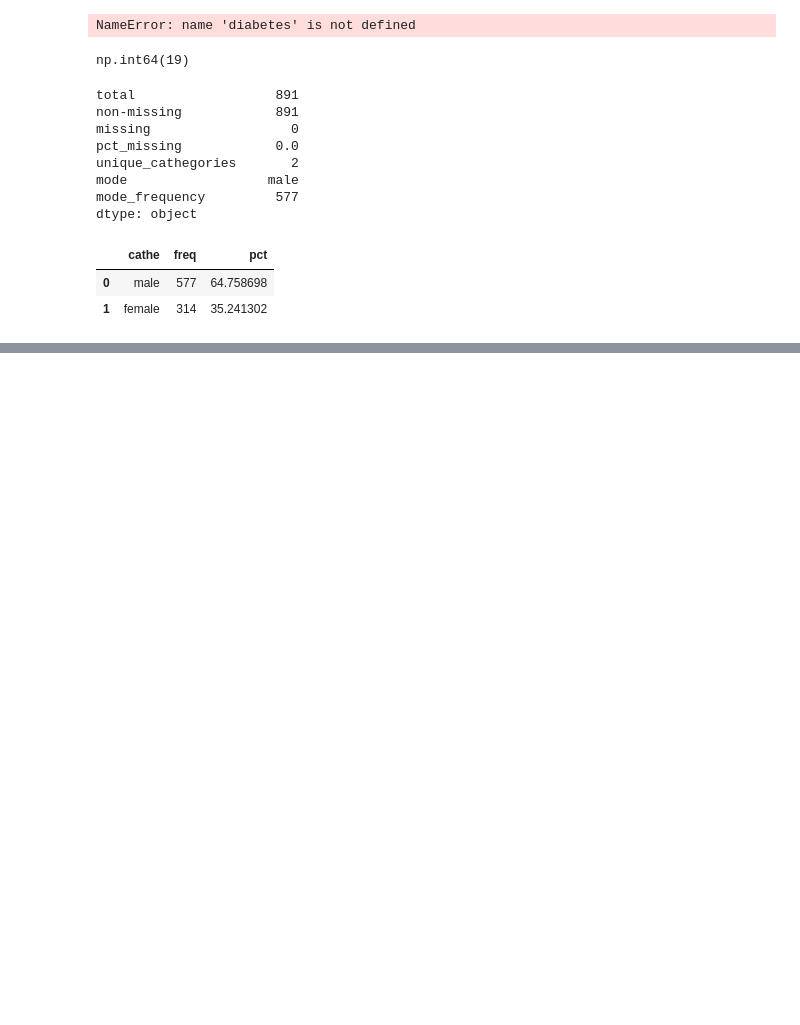
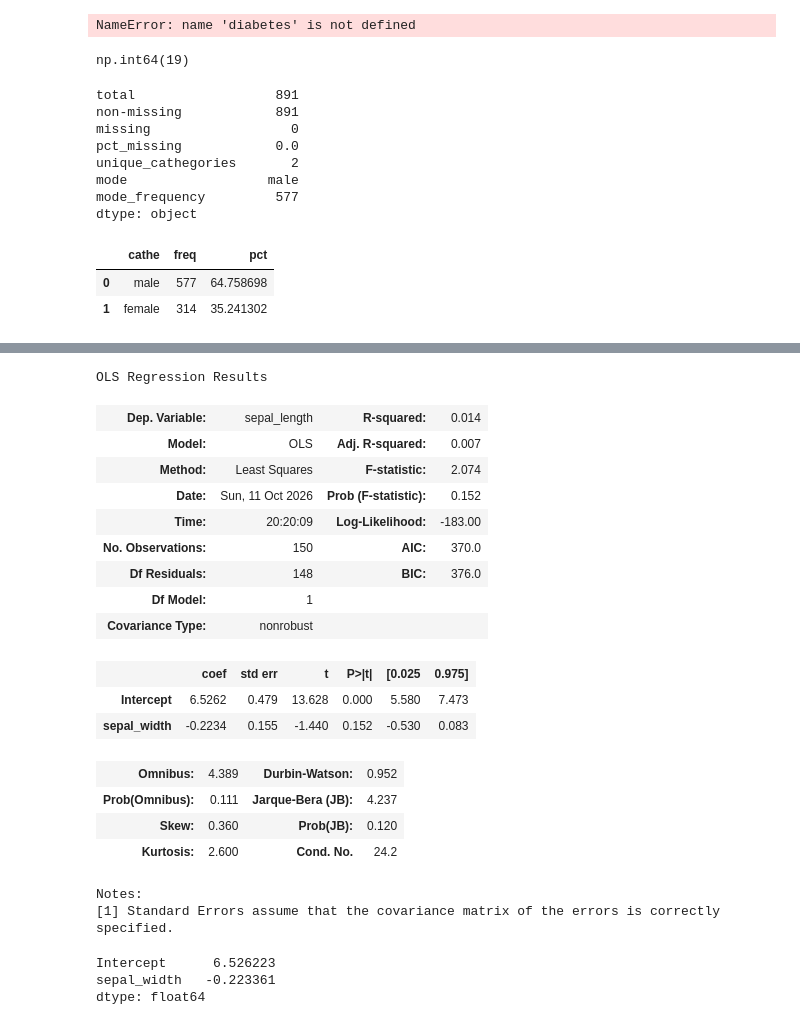
Before and after one commit to EdilbertoAntonio/ejercicios_maestria_icd, a Jupyter notebook: mineria de datos/Exploratory analysis_Visualization.ipynb, the cells around one changed output, grey strips where cells are left out. Saved outputs shown, nothing was run; the diff lists cells and outputs as text; code cells hidden in the pictures; blank space fills up the shorter version.

```diff
--- a/mineria de datos/Exploratory analysis_Visualization.ipynb
+++ b/mineria de datos/Exploratory analysis_Visualization.ipynb
@@ -283,0 +360,33 @@ dtype: object
+# %%
+import statsmodels.formula.api as smf
+
+modelo = smf.ols('sepal_length ~ sepal_width', data=X).fit()
+modelo.summary()
+#report only the intercept, slope, and r2
+# %% [output]
+OLS Regression Results
+| Dep. Variable: | sepal_length | R-squared: | 0.014 |
+| Model: | OLS | Adj. R-squared: | 0.007 |
+| Method: | Least Squares | F-statistic: | 2.074 |
+| Date: | Sun, 11 Oct 2026 | Prob (F-statistic): | 0.152 |
+| Time: | 20:20:09 | Log-Likelihood: | -183.00 |
+| No. Observations: | 150 | AIC: | 370.0 |
+| Df Residuals: | 148 | BIC: | 376.0 |
+| Df Model: | 1 |  |  |
+| Covariance Type: | nonrobust |  |  |
+|  | coef | std err | t | P>|t| | [0.025 | 0.975] |
+| Intercept | 6.5262 | 0.479 | 13.628 | 0.000 | 5.580 | 7.473 |
+| sepal_width | -0.2234 | 0.155 | -1.440 | 0.152 | -0.530 | 0.083 |
+| Omnibus: | 4.389 | Durbin-Watson: | 0.952 |
+| Prob(Omnibus): | 0.111 | Jarque-Bera (JB): | 4.237 |
+| Skew: | 0.360 | Prob(JB): | 0.120 |
+| Kurtosis: | 2.600 | Cond. No. | 24.2 |
+Notes:
+[1] Standard Errors assume that the covariance matrix of the errors is correctly specified.
+# %%
+parametros = modelo.params #intercept, slope, r2
+parametros
+# %% [output]
+Intercept      6.526223
+sepal_width   -0.223361
+dtype: float64
```
Also changed, not shown: parts of 11 cells of this notebook, 13 other files.
